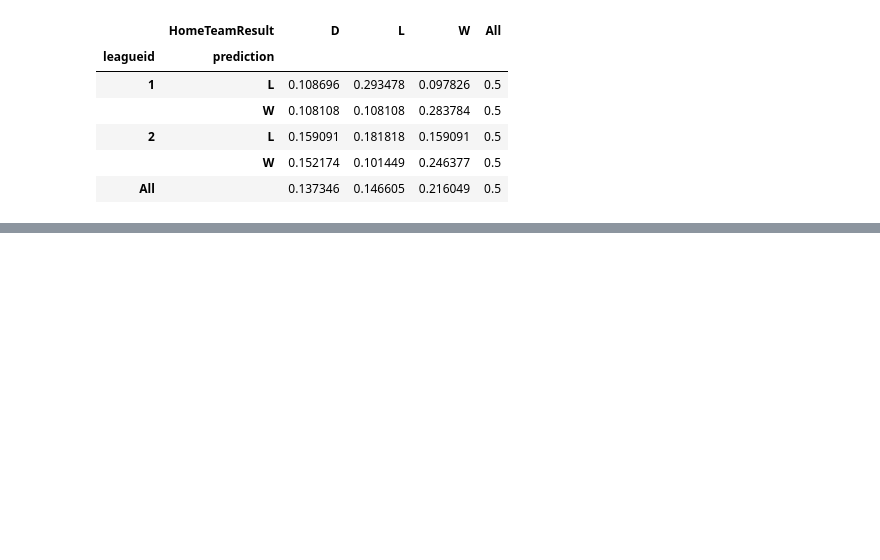
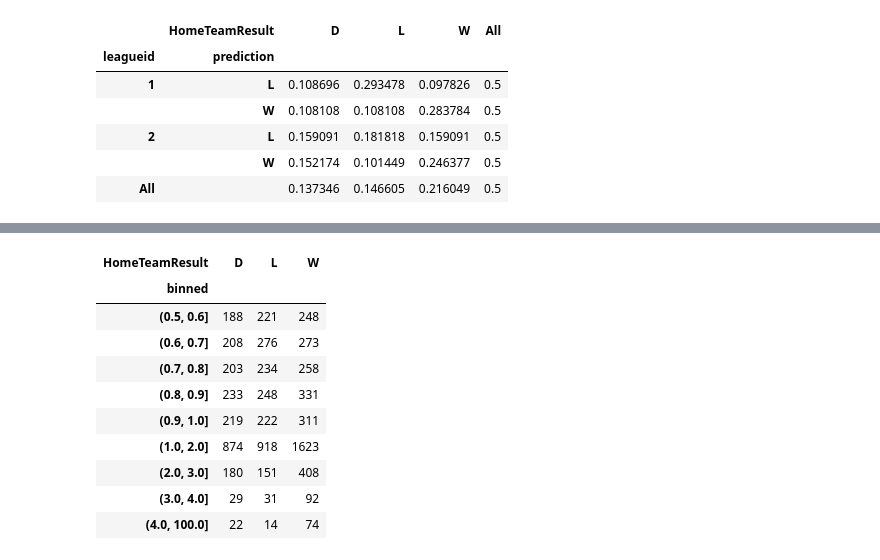
Before and after one commit to wormwood/football, a Jupyter notebook: BettingOnDrawsStrategy.ipynb, the cells around one changed output, grey strips where cells are left out. Saved outputs shown, nothing was run; the diff lists cells and outputs as text; code cells hidden in the pictures; blank space fills up the shorter version.

```diff
--- a/BettingOnDrawsStrategy.ipynb
+++ b/BettingOnDrawsStrategy.ipynb
@@ -129,0 +133,18 @@ fix_pred.df.ExpectedResult.plot.hist(bins=40,cumulative=True)
+# %%
+fix_pred = get_a_predictor()
+bins=[0.5,0.6,0.7,0.8,0.9,1.0,2.0,3.0,4.0,100]
+fix_pred.df['binned'] = pd.cut(fix_pred.df.ExpectedResult, bins)
+# %%
+pd.crosstab(fix_pred.df['binned'],fix_pred.df.HomeTeamResult)
+# %% [output]
+| HomeTeamResult | D | L | W |
+| binned |  |  |  |
+| (0.5, 0.6] | 188 | 221 | 248 |
+| (0.6, 0.7] | 208 | 276 | 273 |
+| (0.7, 0.8] | 203 | 234 | 258 |
+| (0.8, 0.9] | 233 | 248 | 331 |
+| (0.9, 1.0] | 219 | 222 | 311 |
+| (1.0, 2.0] | 874 | 918 | 1623 |
+| (2.0, 3.0] | 180 | 151 | 408 |
+| (3.0, 4.0] | 29 | 31 | 92 |
+| (4.0, 100.0] | 22 | 14 | 74 |
```
Also changed, not shown: parts of 6 cells of this notebook, 11 other files.
